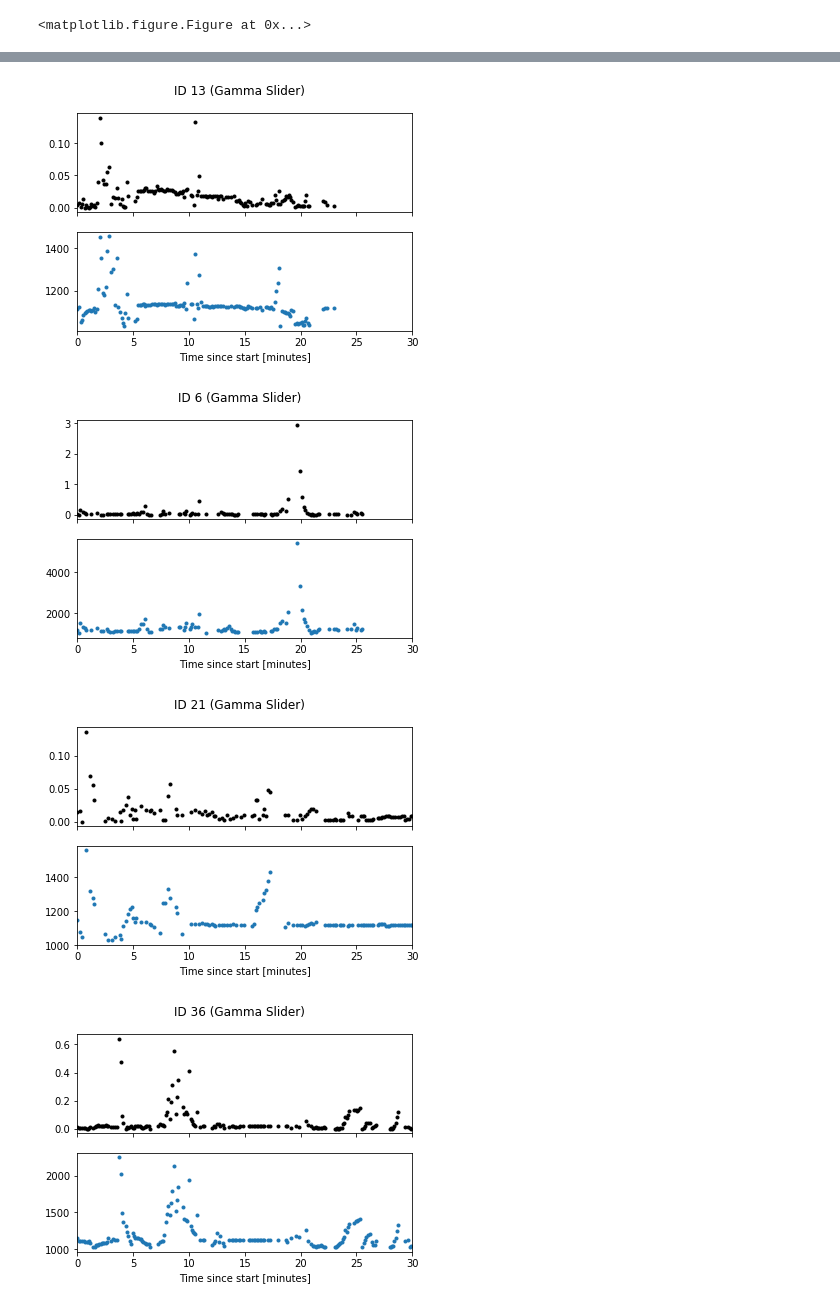
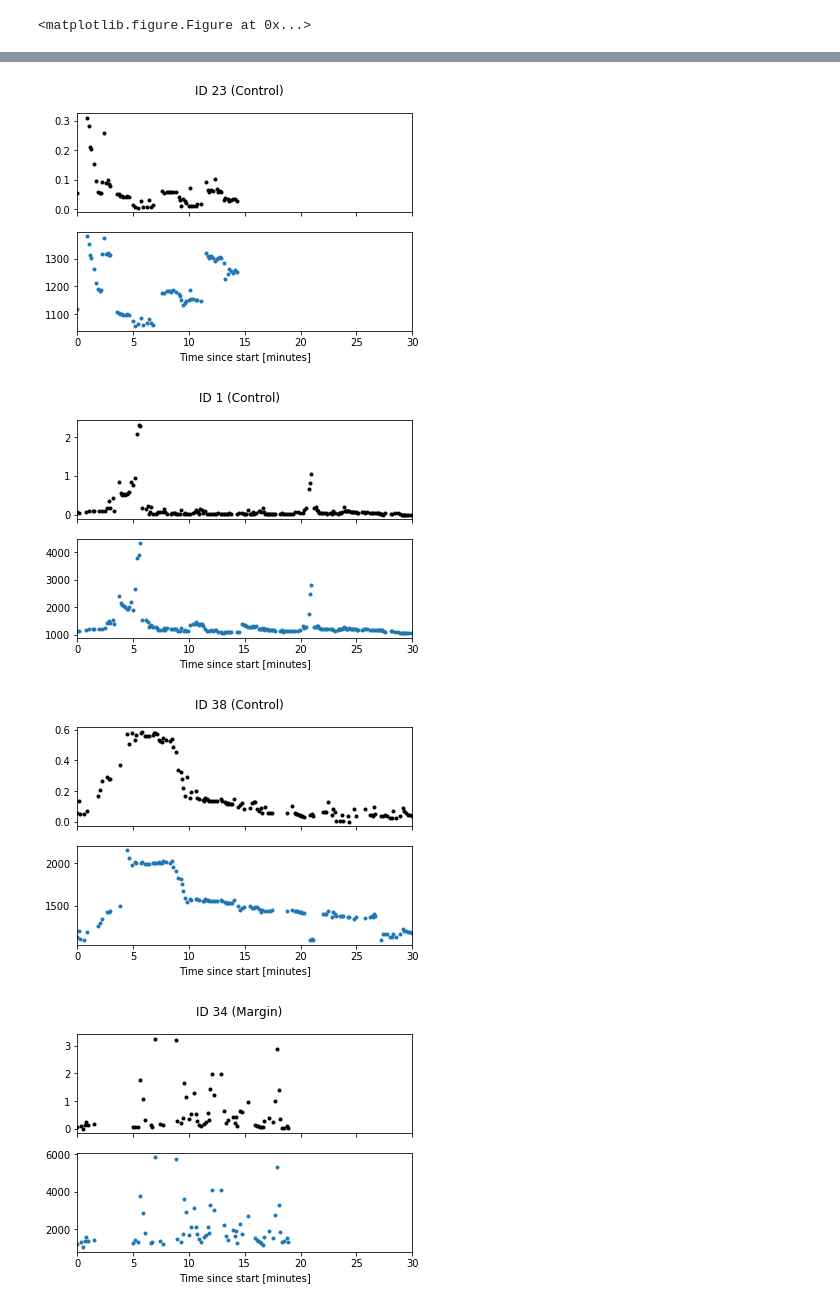
Before and after one commit to convexengineering/exprobust, a Jupyter notebook: performance comparison.ipynb, the cells around one changed output, grey strips where cells are left out. Drawn from its saved outputs; the diff is of its cells as text; code cells hidden in the pictures.

Commit message:
new plots

```diff
--- a/performance comparison.ipynb
+++ b/performance comparison.ipynb
@@ -1,4 +1,20 @@
 # %%
+import matplotlib as mpl
+mpl.rcParams["axes.linewidth"] = 0
+mpl.rcParams["xtick.major.size"] = 0
+mpl.rcParams["ytick.major.size"] = 0
+__gray = "#000000"
+mpl.rcParams["xtick.color"] = __gray
+mpl.rcParams["ytick.color"] = __gray
+mpl.rcParams["axes.labelcolor"] = __gray
+mpl.rcParams['font.size'] = 24
+mpl.rcParams["axes.labelsize"] = 28
+mpl.rcParams["xtick.labelsize"] = 20
+mpl.rcParams["ytick.labelsize"] = 20
+mpl.rcParams["ytick.labelsize"] = 20
+mpl.rcParams['legend.fontsize'] = 24
+mpl.rcParams["font.family"] = "Myriad Pro"
+mpl.rcParams["legend.frameon"] = False
 %pylab inline
 
 def area_under_sorted_points(x, y):
@@ -114,0 +304,9 @@ NameError: name 'pps_all' is not defined
+# %%
+from scipy.interpolate import interp1d
+perfs, fails = zip(*sorted(pps_all.keys()))
+perf_fails = interp1d(perfs, fails, kind="zero",bounds_error=False, fill_value=(nan, 0))
+x = linspace(1000, 1400, 1000)
+fig, ax = subplots(figsize=(12,9), facecolor="white")
+plot(x, perf_fails(x))
+plot(perfs, fails, ".k")
+# xlim(1320, 1400)
@@ -123,7 +473,7 @@ for condition, folder in zip(conditions, folder_names):
         total_percent_delta = 0
         for perf, fail in pps:
             total_percent_delta += perf/fail_perfs[fail] - 1
-        total_percent_delta /= len(points)
+        total_percent_delta /= len(pps)
         print "  %2s  " % idn.split()[2][:-1], "%4.1f%%" % (100*total_percent_delta)
         percents[condition].append(100*total_percent_delta)
     print
@@ -141,11 +491,11 @@ for i, body in enumerate(plots["bodies"]):
     body.set_alpha(1)
 for i, l in enumerate(data):
     l = array(l)
-    lo = nanpercentile(l, 25, interpolation="lower")
+    lo = nanpercentile(l, 25, interpolation="linear")
     med = nanmedian(l)
     plot([i+0.93, i+1.07], [med, med], "-k", linewidth=1.0)
     plot([i+1, i+1], [med, med], "ok", markersize=4)
-    hi = nanpercentile(l, 75, interpolation="higher")
+    hi = nanpercentile(l, 75, interpolation="linear")
     print conditions[i], lo, med, hi
     ax.fill_between([i+0.5, i + 1.5], hi, max(l), alpha=0.5,
                     edgecolor="none", facecolor="white")
@@ -160,9 +510,9 @@ def set_axis_style(ax, labels):
 
 set_axis_style(ax, conditions)
 title("% deviation from best performance for each failure rate, averaged across each participant's pareto frontier")
-ylim([0, 3.9])
-ax.yaxis.set_major_locator(MultipleLocator(0.6))
-ax.yaxis.set_minor_locator(MultipleLocator(0.2))
+ylim([0, 17.5])
+ax.yaxis.set_major_locator(MultipleLocator(5))
+ax.yaxis.set_minor_locator(MultipleLocator(1))
 ax.grid(which="major", axis="y", alpha=0.125, color="black")
 ax.grid(which='minor', axis="y", alpha=0.08, color="black")
 plt.box(on=None)
@@ -188,7 +822,7 @@ Perf Slider 0.12189458937423334 0.2686550536266196 0.3438601366397423
 # %%
 from collections import defaultdict
 
-for condition, folder in zip(conditions, folder_names)[2:]:
+for condition, folder in zip(conditions, folder_names)[:2]:
     pointids, idpoints, pointnum, skipped = corrected_points(folder)
     for idn, points in idpoints.items():
         times = []
@@ -215,4 +849,4 @@ for condition, folder in zip(conditions, folder_names)[2:]:
-[figure, old version]
+[figure, new version]
-[figure, old version]
+[figure, new version]
-[figure, old version]
+[figure, new version]
-[figure, old version]
+[figure, new version]
```
Also changed, not shown: parts of 14 cells of this notebook.
